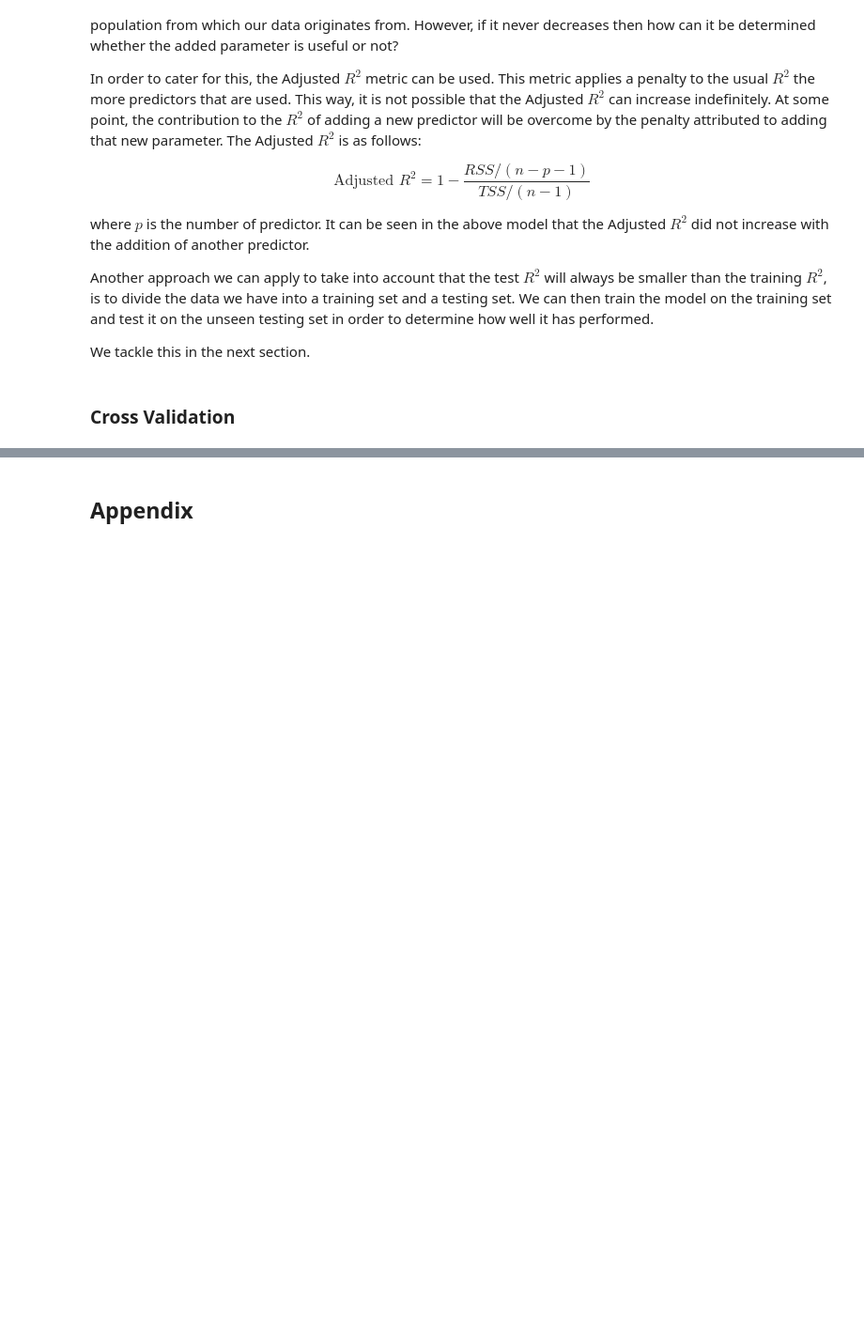
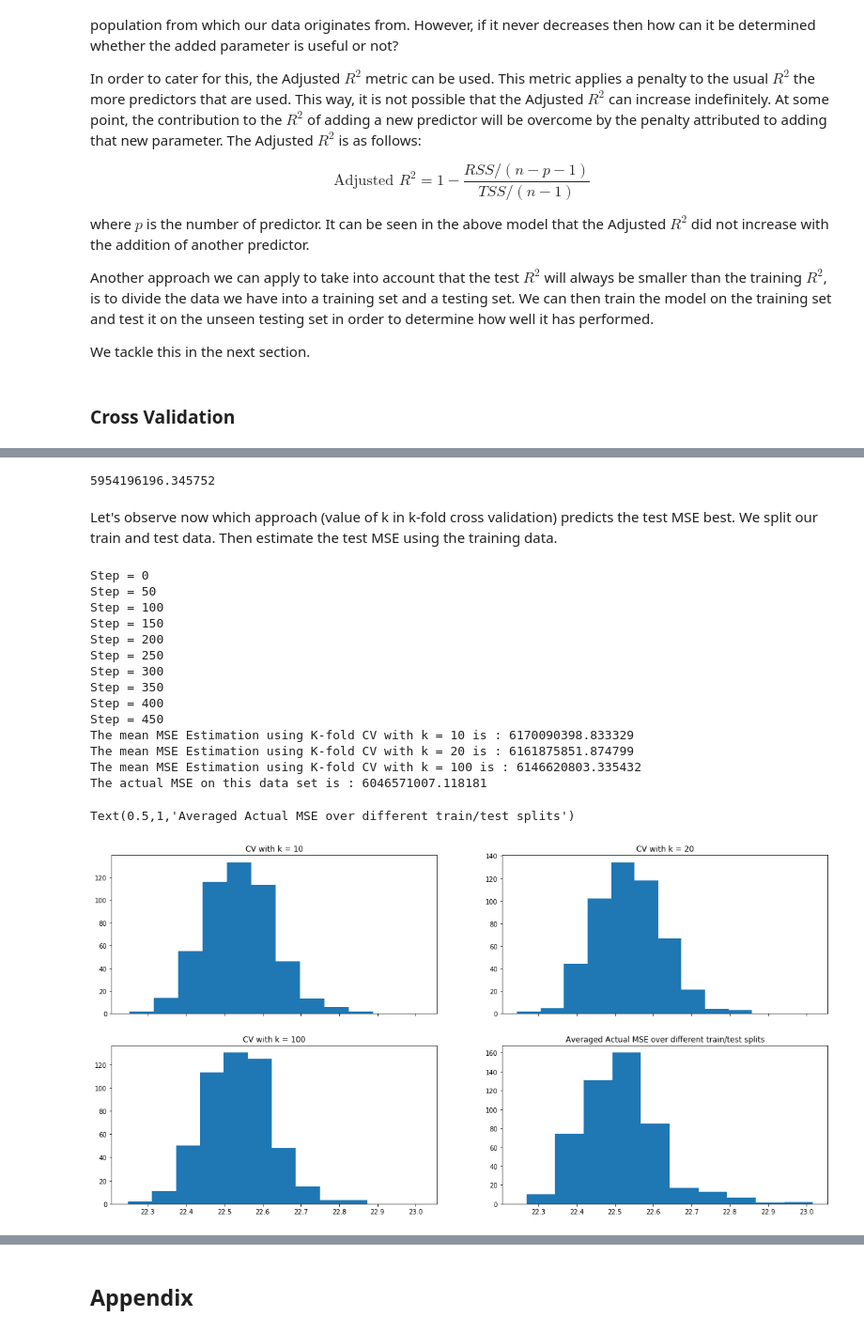
Before and after one commit to TanselArif-21/LinearRegression, a Jupyter notebook: LinearRegression.ipynb, the cells around one changed output, grey strips where cells are left out. Shown at 94% size. Drawn from its saved outputs; the diff is of its cells as text; code cells hidden in the pictures; blank space fills up the shorter version.

```diff
--- a/LinearRegression.ipynb
+++ b/LinearRegression.ipynb
@@ -1555,0 +1764,80 @@ Going further, we can divide the entire dataset into roughly $n/k$ subsets. We c
+# %%
+X = housePrice['LotArea']
+y = housePrice['SalePrice']
+
+linregCVScores = cross_val_score(LinearRegression(),X.values.reshape(-1,1),y.values.reshape(-1,1),scoring='neg_mean_squared_error',cv=len(X))
+-linregCVScores.mean()
+# %% [output]
+5954196196.345752
+# %% [markdown]
+Let's observe now which approach (value of k in k-fold cross validation) predicts the test MSE best. We split our train and test data. Then estimate the test MSE using the training data.
+# %%
+import math
+
+datasetMSEEstimatek_10 = []
+datasetMSEEstimatek_20 = []
+datasetMSEEstimatek_100 = []
+datasetMSEActual = []
+
+# The predictor and response
+X = housePrice['LotArea'].values.reshape(-1,1)
+y = housePrice['SalePrice'].values.reshape(-1,1)
+
+
+for j in range(500):
+    X_train, X_test, y_train, y_test = train_test_split(X, y, test_size=0.5, random_state=j)
+
+    linregCVScores = cross_val_score(LinearRegression(),X_train.reshape(-1,1),y_train.reshape(-1,1),scoring='neg_mean_squared_error',cv=10)
+    datasetMSEEstimatek_10.append(-linregCVScores.mean())
+
+    linregCVScores = cross_val_score(LinearRegression(),X_train.reshape(-1,1),y_train.reshape(-1,1),scoring='neg_mean_squared_error',cv=20)
+    datasetMSEEstimatek_20.append(-linregCVScores.mean())
+
+    linregCVScores = cross_val_score(LinearRegression(),X_train.reshape(-1,1),y_train.reshape(-1,1),scoring='neg_mean_squared_error',cv=100)
+    datasetMSEEstimatek_100.append(-linregCVScores.mean())
+
+
+    model = LinearRegression()
+    model.fit(X_train,y_train)
+    predictions = model.predict(X_test)
+    datasetMSEActual.append(mean_squared_error(y_test,predictions))
+
+    if j%50 == 0:
+        print('Step = {}'.format(j))
+
+print('The mean MSE Estimation using K-fold CV with k = 10 is : {}'.format(np.mean(datasetMSEEstimatek_10)))
+print('The mean MSE Estimation using K-fold CV with k = 20 is : {}'.format(np.mean(datasetMSEEstimatek_20)))
+print('The mean MSE Estimation using K-fold CV with k = 100 is : {}'.format(np.mean(datasetMSEEstimatek_100)))
+print('The actual MSE on this data set is : {}'.format(np.mean(datasetMSEActual)))
+
+fig,axes = plt.subplots(nrows = 2,ncols = 2,sharex=True)
+fig.set_size_inches(20,10)
+
+axes[0][0].hist(list(map(math.log,datasetMSEEstimatek_10)))
+axes[0][0].set_title('CV with k = 10')
+
+axes[0][1].hist(list(map(math.log,datasetMSEEstimatek_20)))
+axes[0][1].set_title('CV with k = 20')
+
+axes[1][0].hist(list(map(math.log,datasetMSEEstimatek_100)))
+axes[1][0].set_title('CV with k = 100')
+
+axes[1][1].hist(list(map(math.log,datasetMSEActual)))
+axes[1][1].set_title('Averaged Actual MSE over different train/test splits')
+# %% [output]
+Step = 0
+Step = 50
+Step = 100
+Step = 150
+Step = 200
+Step = 250
+Step = 300
+Step = 350
+Step = 400
+Step = 450
+The mean MSE Estimation using K-fold CV with k = 10 is : 6170090398.833329
+The mean MSE Estimation using K-fold CV with k = 20 is : 6161875851.874799
+The mean MSE Estimation using K-fold CV with k = 100 is : 6146620803.335432
+The actual MSE on this data set is : 6046571007.118181
+Text(0.5,1,'Averaged Actual MSE over different train/test splits')
+[figure, added]
```
Also changed, not shown: parts of 28 cells of this notebook.
